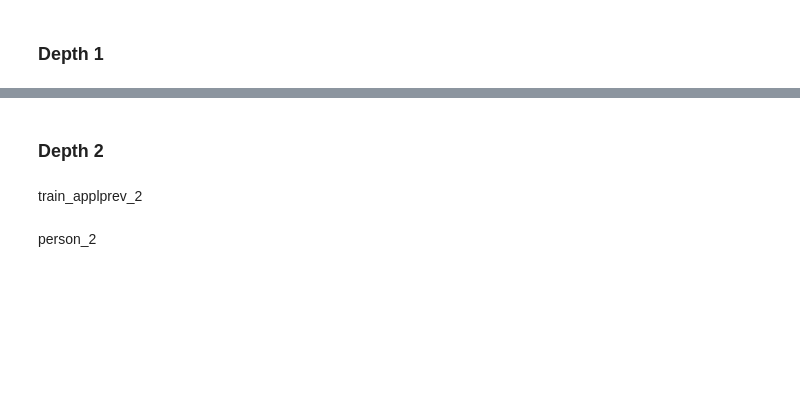
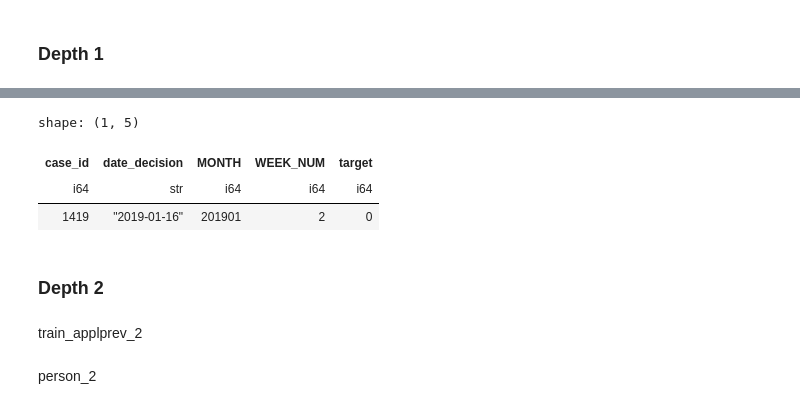
Before and after one commit to chiseanchang0727/kaggle, a Jupyter notebook: Home Credit - Credit Risk Model Stability/trail_1.ipynb, the cells around one changed output, grey strips where cells are left out. Drawn from its saved outputs; the diff is of its cells as text; code cells hidden in the pictures; blank space fills up the shorter version.

```diff
--- a/Home Credit - Credit Risk Model Stability/trail_1.ipynb
+++ b/Home Credit - Credit Risk Model Stability/trail_1.ipynb
@@ -177,3 +216,10 @@ shape: (9, 38)
+# %%
+train_base.filter(pl.col('case_id') == 1419)
+# %% [output]
+shape: (1, 5)
+| case_id | date_decision | MONTH | WEEK_NUM | target |
+| i64 | str | i64 | i64 | i64 |
+| 1419 | "2019-01-16" | 201901 | 2 | 0 |
 # %% [markdown]
 ### Depth 2
 # %% [markdown]
```
Also changed, not shown: parts of 8 cells of this notebook.
